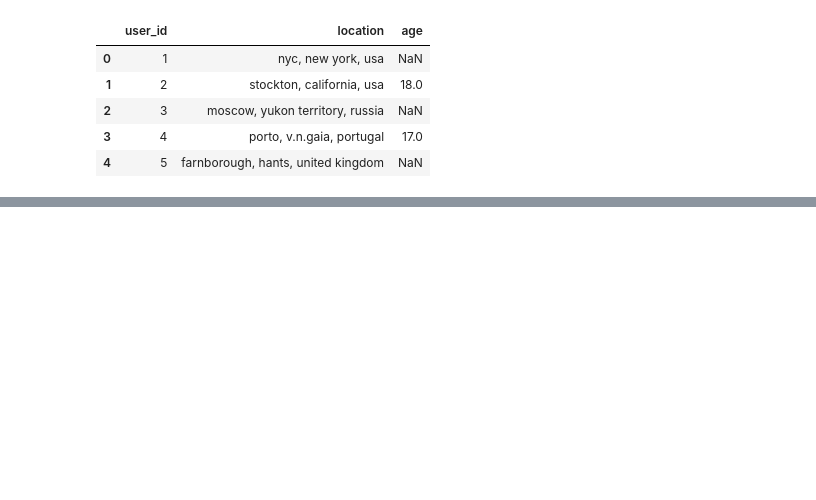
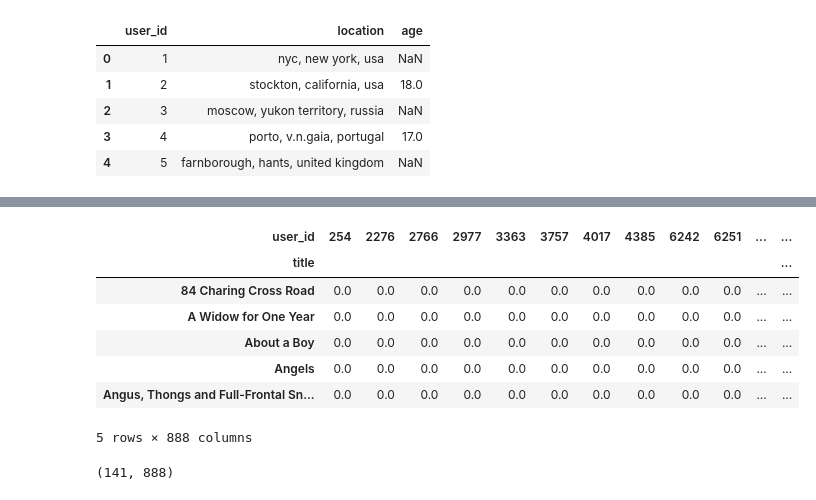
Before and after one commit to JohnEvansOkyere/Book-Recommendation-System, a Jupyter notebook: notebooks/eda.ipynb, the cells around one changed output, grey strips where cells are left out. Drawn from its saved outputs; the diff is of its cells as text; code cells hidden in the pictures; blank space fills up the shorter version.

```diff
--- a/notebooks/eda.ipynb
+++ b/notebooks/eda.ipynb
@@ -54,0 +234,17 @@ users.head()
+# %%
+book_pivot.fillna(0, inplace=True)
+
+book_pivot.head()
+# %% [output]
+| user_id | 254 | 2276 | 2766 | 2977 | 3363 | 3757 | 4017 | 4385 | 6242 | 6251 | ... | ... |
+| title |  |  |  |  |  |  |  |  |  |  |  | ... |
+| 84 Charing Cross Road | 0.0 | 0.0 | 0.0 | 0.0 | 0.0 | 0.0 | 0.0 | 0.0 | 0.0 | 0.0 | ... | ... |
+| A Widow for One Year | 0.0 | 0.0 | 0.0 | 0.0 | 0.0 | 0.0 | 0.0 | 0.0 | 0.0 | 0.0 | ... | ... |
+| About a Boy | 0.0 | 0.0 | 0.0 | 0.0 | 0.0 | 0.0 | 0.0 | 0.0 | 0.0 | 0.0 | ... | ... |
+| Angels | 0.0 | 0.0 | 0.0 | 0.0 | 0.0 | 0.0 | 0.0 | 0.0 | 0.0 | 0.0 | ... | ... |
+| Angus, Thongs and Full-Frontal Sn... | 0.0 | 0.0 | 0.0 | 0.0 | 0.0 | 0.0 | 0.0 | 0.0 | 0.0 | 0.0 | ... | ... |
+5 rows × 888 columns
+# %%
+book_pivot.shape
+# %% [output]
+(141, 888)
```
Also changed, not shown: parts of 20 cells of this notebook.
